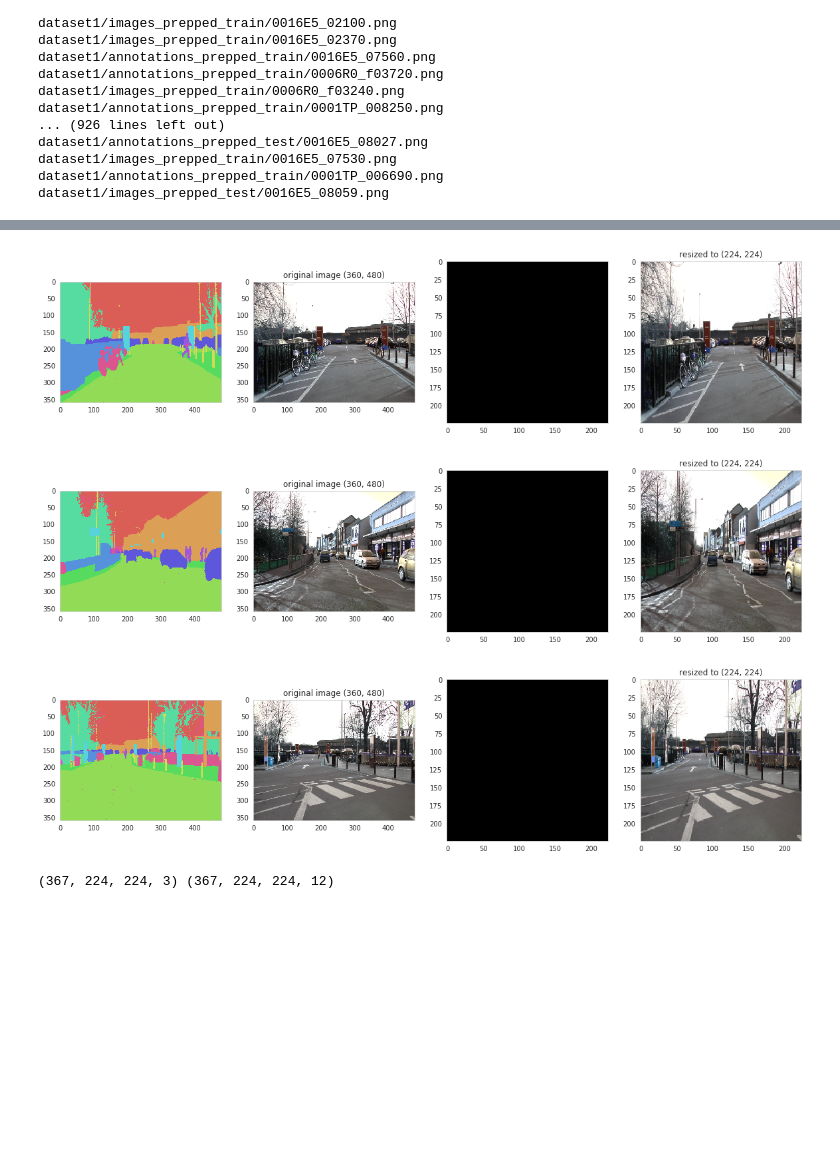
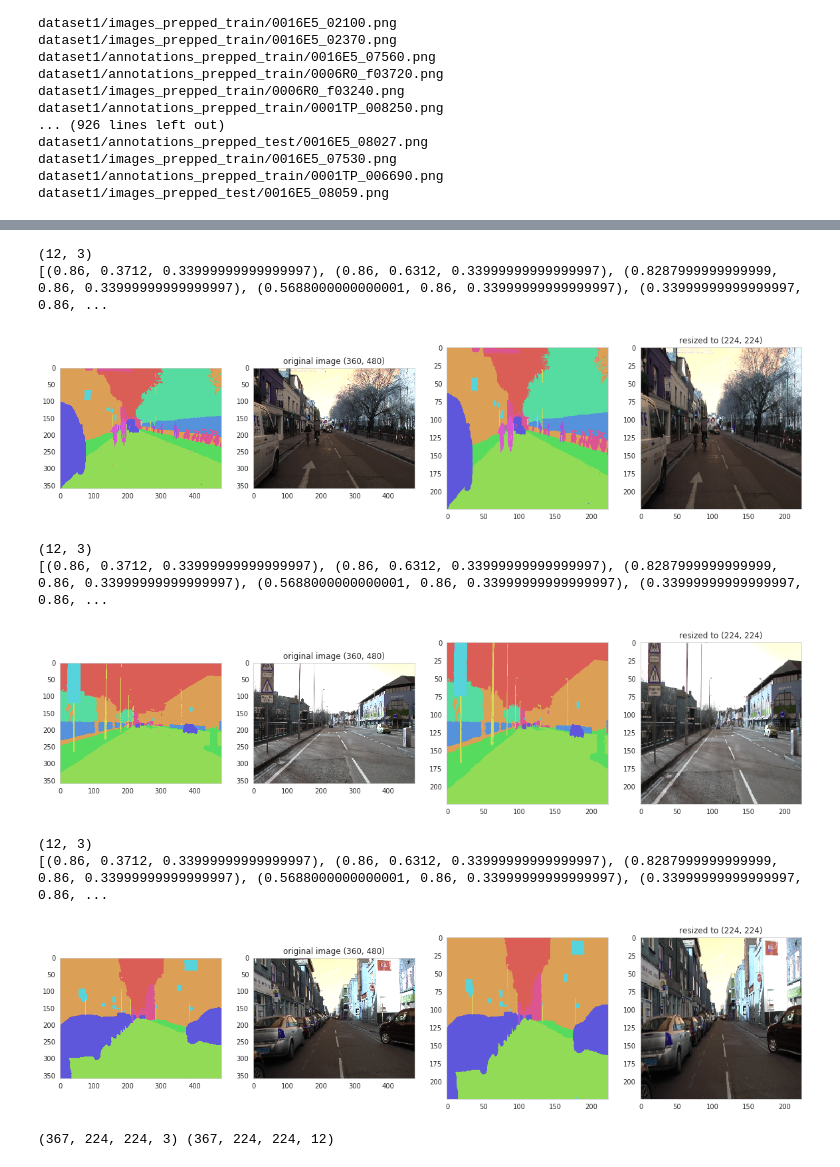
Before and after one commit to dkhanna511/Image-segmentation, a Jupyter notebook: segmentation.ipynb, the cells around one changed output, grey strips where cells are left out. Cells and saved outputs as stored; diff of their text form; code cells hidden in the pictures; blank space fills up the shorter version.

```diff
--- a/segmentation.ipynb
+++ b/segmentation.ipynb
@@ -105,45 +98,54 @@ def give_color_to_seg_img(seg, n_classes):
     seg_img = np.zeros((seg.shape[0], seg.shape[1], 3)).astype('float')
 
     colors = sns.color_palette("hls", n_classes)
+    print(np.shape(colors))
+    print(colors)
 
     for c in range(n_classes):
         segc = (seg==c)
+        #print(segc)
         seg_img[:,:,0] += (segc*(colors[c][0]))
         seg_img[:,:,1] += (segc*(colors[c][1]))
         seg_img[:,:,2] += (segc*(colors[c][2]))
 
 
     return (seg_img)
 
 input_height, input_width = 224, 224
 output_height, output_width = 224, 224
 
 ldseg = np.array(os.listdir(dir_seg))
 for fnm in ldseg[np.random.choice(len(ldseg), 3, replace = False)]:
     fnm = fnm.split(".")[0]
     seg = cv2.imread(dir_seg + fnm + ".png")   # (360, 480 3)
     img_is = cv2.imread(dir_img + fnm + ".png")
     seg_img = give_color_to_seg_img(seg, n_classes)
 
     fig = plt.figure(figsize=(20, 40))
     ax = fig.add_subplot(1,4,1)
     ax.imshow(seg_img)
 
     ax = fig.add_subplot(1, 4, 2)
     ax.imshow(img_is/255.0)
     ax.set_title("original image {}".format(img_is.shape[:2]))
 
     ax = fig.add_subplot(1, 4, 3)
-    ax.imshow(cv2.resize(seg_img, (input_height, input_width))/ 255.0)
+    ax.imshow(cv2.resize(seg_img, (input_height, input_width)))
 
     ax = fig.add_subplot(1, 4, 4)
     ax.imshow(cv2.resize(img_is, (output_height, output_width))/ 255.0)
     ax.set_title("resized to {}".format((output_height, output_width)))
     plt.show()
 # %% [output]
+(12, 3)
+[(0.86, 0.3712, 0.33999999999999997), (0.86, 0.6312, 0.33999999999999997), (0.8287999999999999, 0.86, 0.33999999999999997), (0.5688000000000001, 0.86, 0.33999999999999997), (0.33999999999999997, 0.86, ...
-[figure, old version]
+[figure, new version]
+(12, 3)
+[(0.86, 0.3712, 0.33999999999999997), (0.86, 0.6312, 0.33999999999999997), (0.8287999999999999, 0.86, 0.33999999999999997), (0.5688000000000001, 0.86, 0.33999999999999997), (0.33999999999999997, 0.86, ...
-[figure, old version]
+[figure, new version]
+(12, 3)
+[(0.86, 0.3712, 0.33999999999999997), (0.86, 0.6312, 0.33999999999999997), (0.8287999999999999, 0.86, 0.33999999999999997), (0.5688000000000001, 0.86, 0.33999999999999997), (0.33999999999999997, 0.86, ...
-[figure, old version]
+[figure, new version]
 # %%
 def getImageArr(path, width, height):
     img = cv2.imread(path, 1)
```
Also changed, not shown: parts of 4 cells of this notebook, 1 other file.
